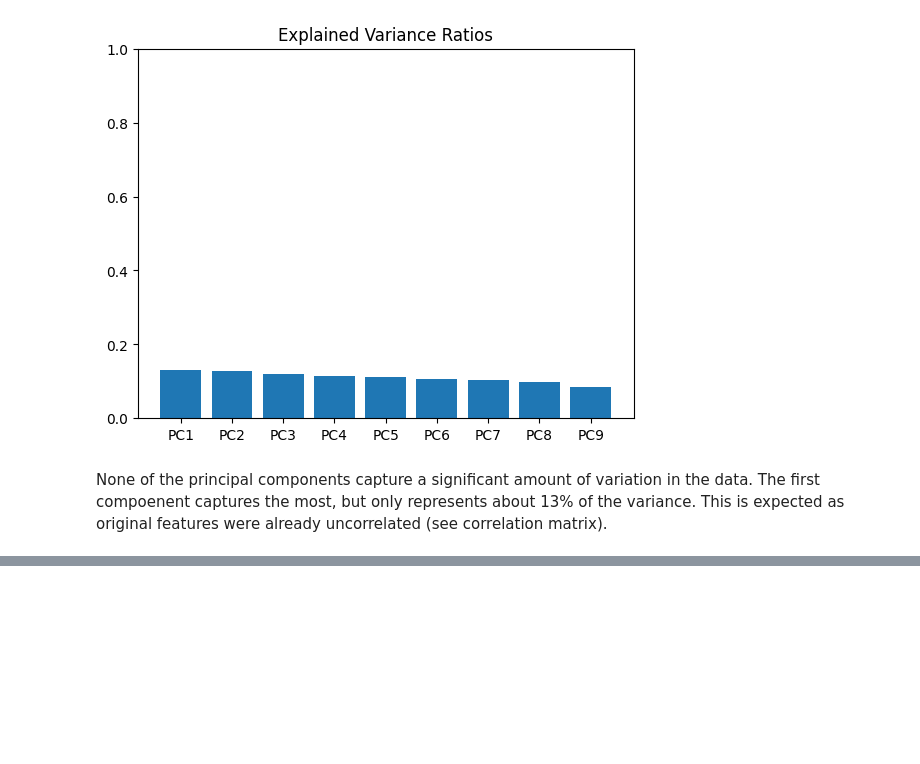
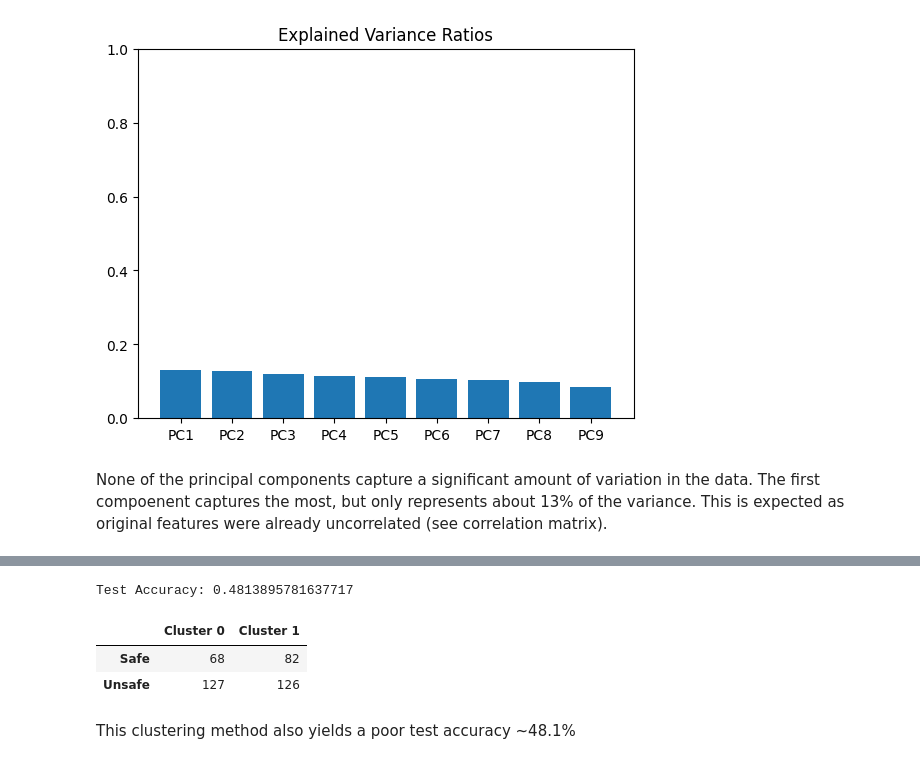
Before and after one commit to Nielam-Dass/Water-Potability-Analysis, a Jupyter notebook: Water_Potability_Data_Analysis.ipynb, the cells around one changed output, grey strips where cells are left out. Cells and saved outputs as stored; diff of their text form; code cells hidden in the pictures; blank space fills up the shorter version.

```diff
--- a/Water_Potability_Data_Analysis.ipynb
+++ b/Water_Potability_Data_Analysis.ipynb
@@ -251,0 +292,14 @@ None of the principal components capture a significant amount of variation in th
+# %%
+X_test_scaled = (X_test - X_train.mean()) / X_train.std()
+test_cluster_labels = kmeans.predict(X_test_scaled)
+cm = confusion_matrix(y_test, test_cluster_labels)
+cm_df = pd.DataFrame(cm, columns=['Cluster 0', 'Cluster 1'], index=['Safe', 'Unsafe'])
+print(f'Test Accuracy: {(cm[0][0] + cm[1][1]) / test_n}')
+cm_df
+# %% [output]
+Test Accuracy: 0.4813895781637717
+|  | Cluster 0 | Cluster 1 |
+| Safe | 68 | 82 |
+| Unsafe | 127 | 126 |
+# %% [markdown]
+This clustering method also yields a poor test accuracy ~48.1%
```
Also changed, not shown: parts of 5 cells of this notebook.
